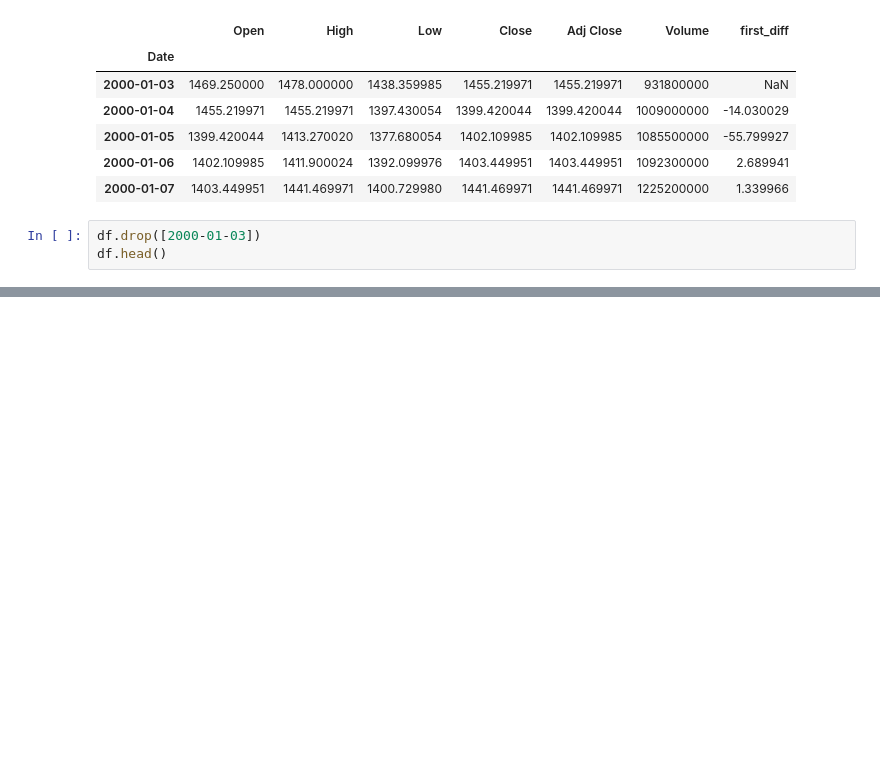
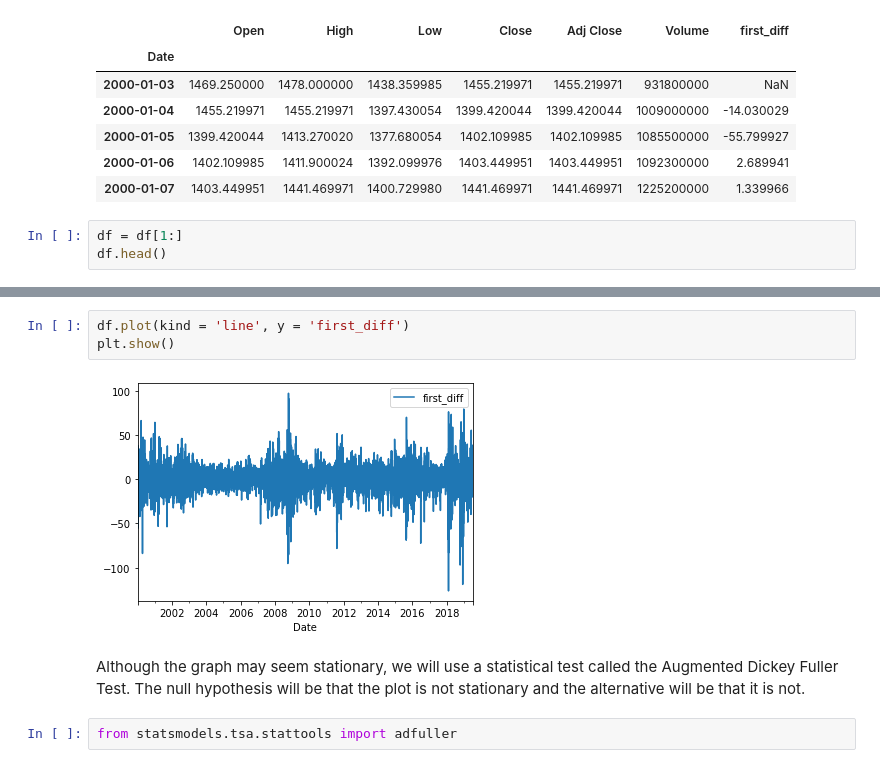
Before and after one commit to daanishrasheed/finance-stocks-LSTM, a Jupyter notebook: ARIMA_model.ipynb, the cells around one changed output, grey strips where cells are left out. Saved outputs shown, nothing was run; the diff lists cells and outputs as text; blank space fills up the shorter version.

Commit message:
Applying Augmented Dickey Fuller Test on difference

```diff
--- a/ARIMA_model.ipynb
+++ b/ARIMA_model.ipynb
@@ -88,6 +88,6 @@ df.head()
 | 2000-01-06 | 1402.109985 | 1411.900024 | 1392.099976 | 1403.449951 | 1403.449951 | 1092300000 | 2.689941 |
 | 2000-01-07 | 1403.449951 | 1441.469971 | 1400.729980 | 1441.469971 | 1441.469971 | 1225200000 | 1.339966 |
 # %%
-df.drop([2000-01-03])
+df = df[1:]
 df.head()
 # %% [output]
@@ -94,0 +101,9 @@ SyntaxError: invalid token (<ipython-input-42-cde68561de37>, line 1)
+# %%
+df.plot(kind = 'line', y = 'first_diff')
+plt.show()
+# %% [output]
+[figure, added]
+# %% [markdown]
+Although the graph may seem stationary, we will use a statistical test called the Augmented Dickey Fuller Test. The null hypothesis will be that the plot is not stationary and the alternative will be that it is not.
+# %%
+from statsmodels.tsa.stattools import adfuller
```
Also changed, not shown: parts of 3 cells of this notebook.
